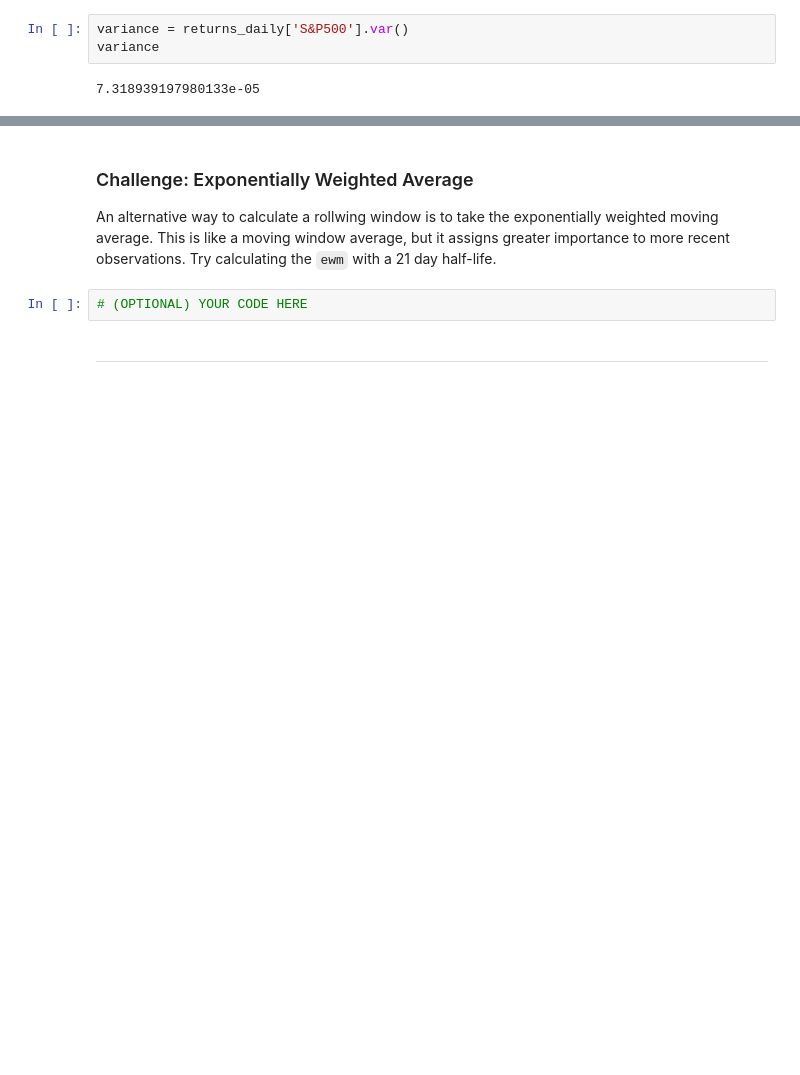
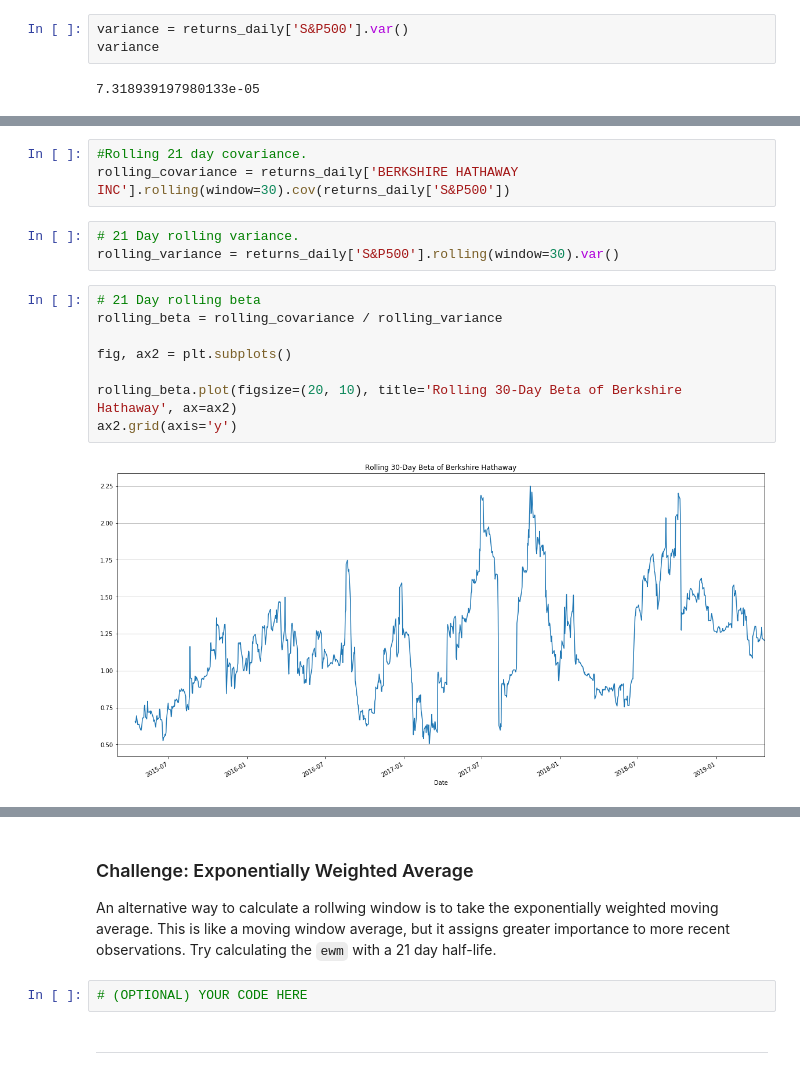
Before and after one commit to exposuretherapy/Pandas-Homework, a Jupyter notebook: whale_analysis.ipynb, the cells around one changed output, grey strips where cells are left out. Drawn from its saved outputs; the diff is of its cells as text; blank space fills up the shorter version.

```diff
--- a/whale_analysis.ipynb
+++ b/whale_analysis.ipynb
@@ -297,0 +320,16 @@ print(beta)
+# %%
+#Rolling 21 day covariance.
+rolling_covariance = returns_daily['BERKSHIRE HATHAWAY INC'].rolling(window=30).cov(returns_daily['S&P500'])
+# %%
+# 21 Day rolling variance.
+rolling_variance = returns_daily['S&P500'].rolling(window=30).var()
+# %%
+# 21 Day rolling beta
+rolling_beta = rolling_covariance / rolling_variance
+
+fig, ax2 = plt.subplots()
+
+rolling_beta.plot(figsize=(20, 10), title='Rolling 30-Day Beta of Berkshire Hathaway', ax=ax2)
+ax2.grid(axis='y')
+# %% [output]
+[figure, added]
```
Also changed, not shown: parts of 19 cells of this notebook.
